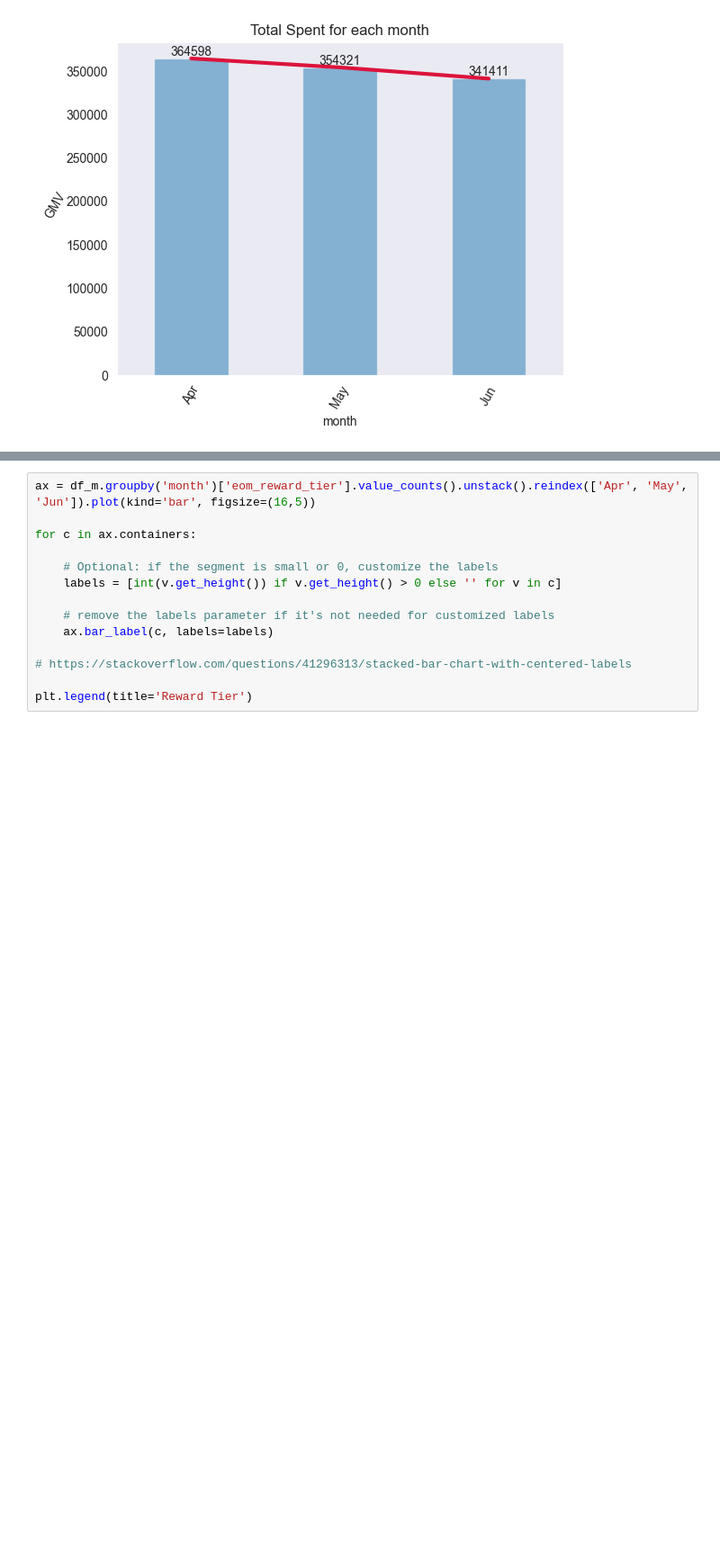
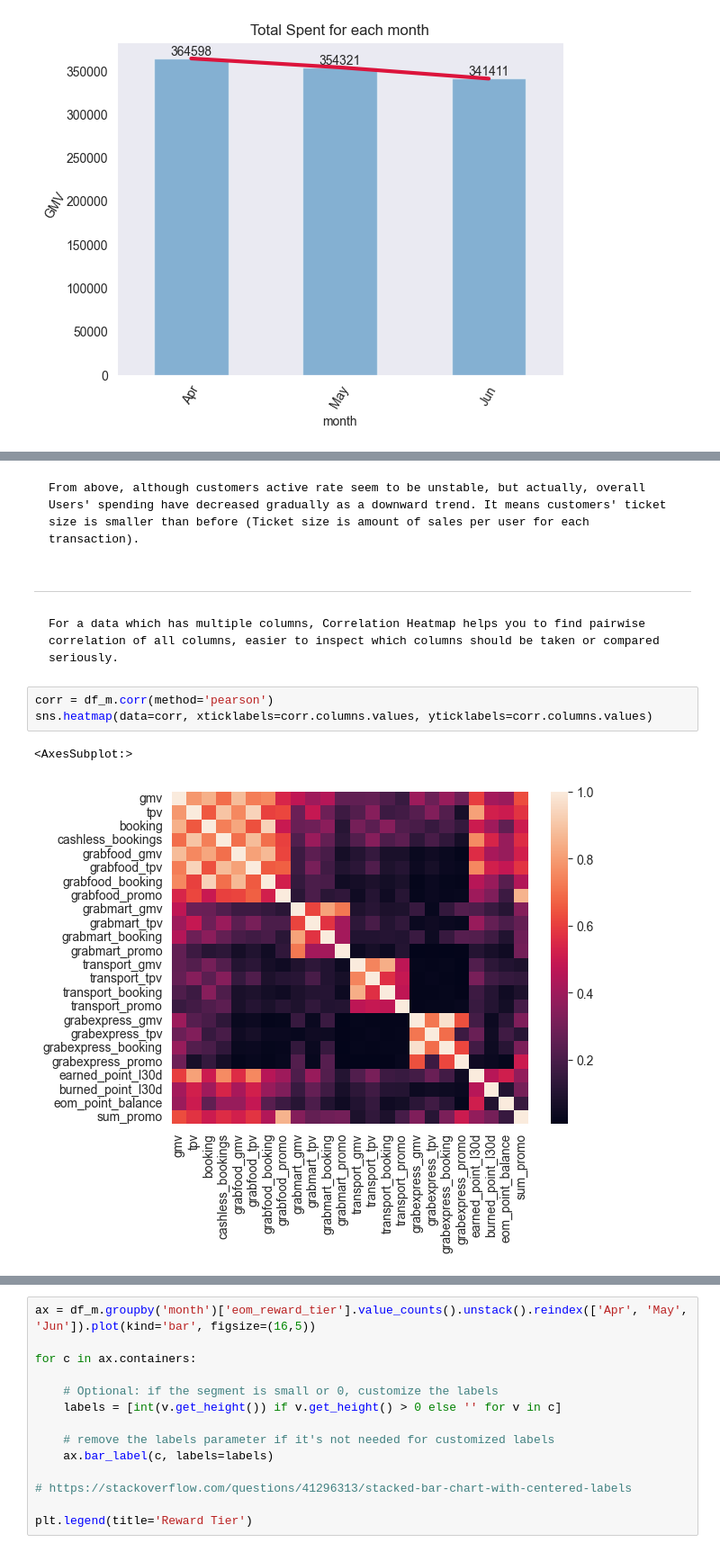
Before and after one commit to Patcharanat/GrabSpark-Data-Analytics-for-Business-Use-Cases, a Jupyter notebook: Grab_case_notebook.ipynb, the cells around one changed output, grey strips where cells are left out. Shown at 90% size. Cells and saved outputs as stored; diff of their text form; blank space fills up the shorter version.

Commit message:
update-analysis-and-upload-data

```diff
--- a/Grab_case_notebook.ipynb
+++ b/Grab_case_notebook.ipynb
@@ -548,0 +586,12 @@ ax.bar_label(ax.containers[0])
+# %% [markdown]
+    From above, although customers active rate seem to be unstable, but actually, overall Users' spending have decreased gradually as a downward trend. It means customers' ticket size is smaller than before (Ticket size is amount of sales per user for each transaction).
+# %% [markdown]
+---
+# %% [markdown]
+    For a data which has multiple columns, Correlation Heatmap helps you to find pairwise correlation of all columns, easier to inspect which columns should be taken or compared seriously.
+# %%
+corr = df_m.corr(method='pearson')
+sns.heatmap(data=corr, xticklabels=corr.columns.values, yticklabels=corr.columns.values)
+# %% [output]
+<AxesSubplot:>
+[figure, added]
```
Also changed, not shown: parts of 64 cells of this notebook, 2 other files.
